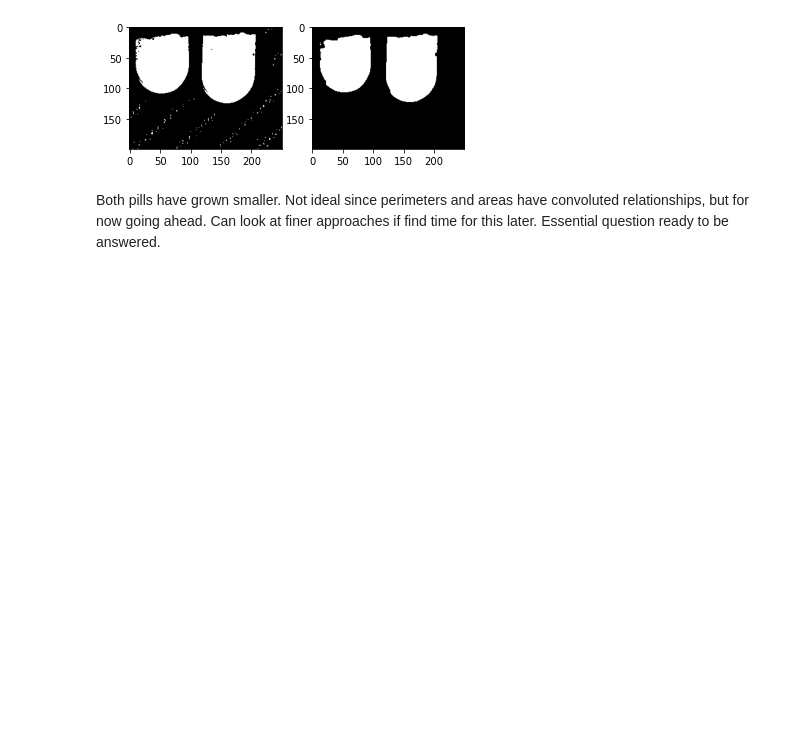
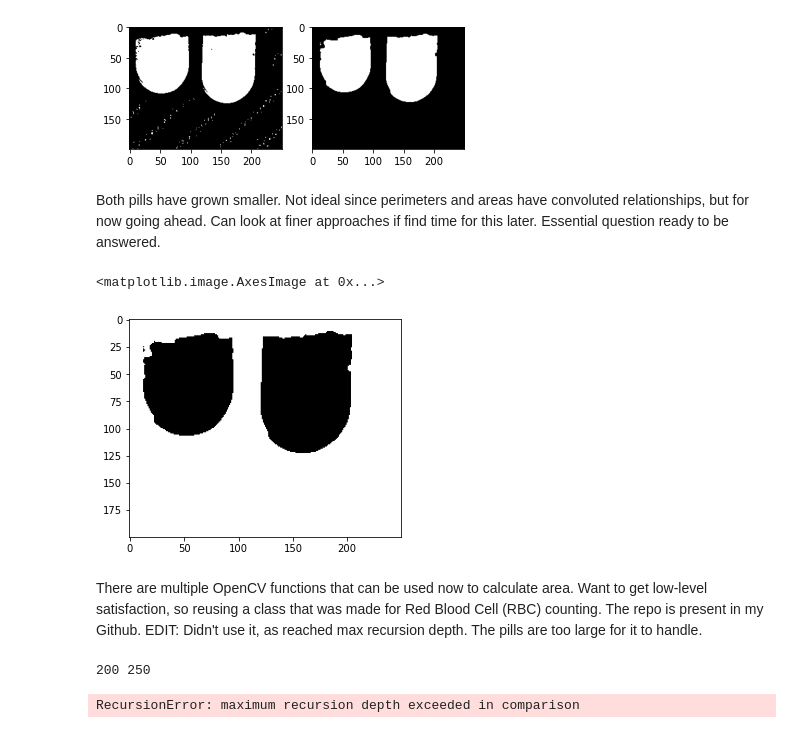
Before and after one commit to visbond/mini_programs, a Jupyter notebook: area-measure.ipynb, the cells around one changed output. Saved outputs shown, nothing was run; the diff lists cells and outputs as text; code cells hidden in the pictures; blank space fills up the shorter version.

Commit message:
Flood fill hit max recursion depth

```diff
--- a/area-measure.ipynb
+++ b/area-measure.ipynb
@@ -224,3 +224,13 @@ plt.imshow(pills_blur_thresh, 'gray')
 [figure]
 # %% [markdown]
 Both pills have grown smaller. Not ideal since perimeters and areas have convoluted relationships, but for now going ahead. Can look at finer approaches if find time for this later. Essential question ready to be answered.
+# %%
+# invert image, as the pixel count algorithm expects that
+pills_blur_invert = ~pills_blur_thresh
+plt.imshow(pills_blur_invert, 'gray')
+# %% [output]
+<matplotlib.image.AxesImage at 0x...>
+[figure, added]
+# %% [markdown]
+There are multiple OpenCV functions that can be used now to calculate area. Want to get low-level satisfaction, so reusing a class that was made for Red Blood Cell (RBC) counting. The repo is present in my Github.
+EDIT: Didn't use it, as reached max recursion depth. The pills are too large for it to handle.
@@ -226,0 +309,9 @@ Both pills have grown smaller. Not ideal since perimeters and areas have convolu
+# %%
+CMPills = ColorMe(pills_blur_invert)
+CMPills.giveDims()
+# %% [output]
+200 250
+# %%
+CMPills.fillCells()
+# %% [output]
+RecursionError: maximum recursion depth exceeded in comparison
```
Also changed, not shown: parts of 2 cells of this notebook.
